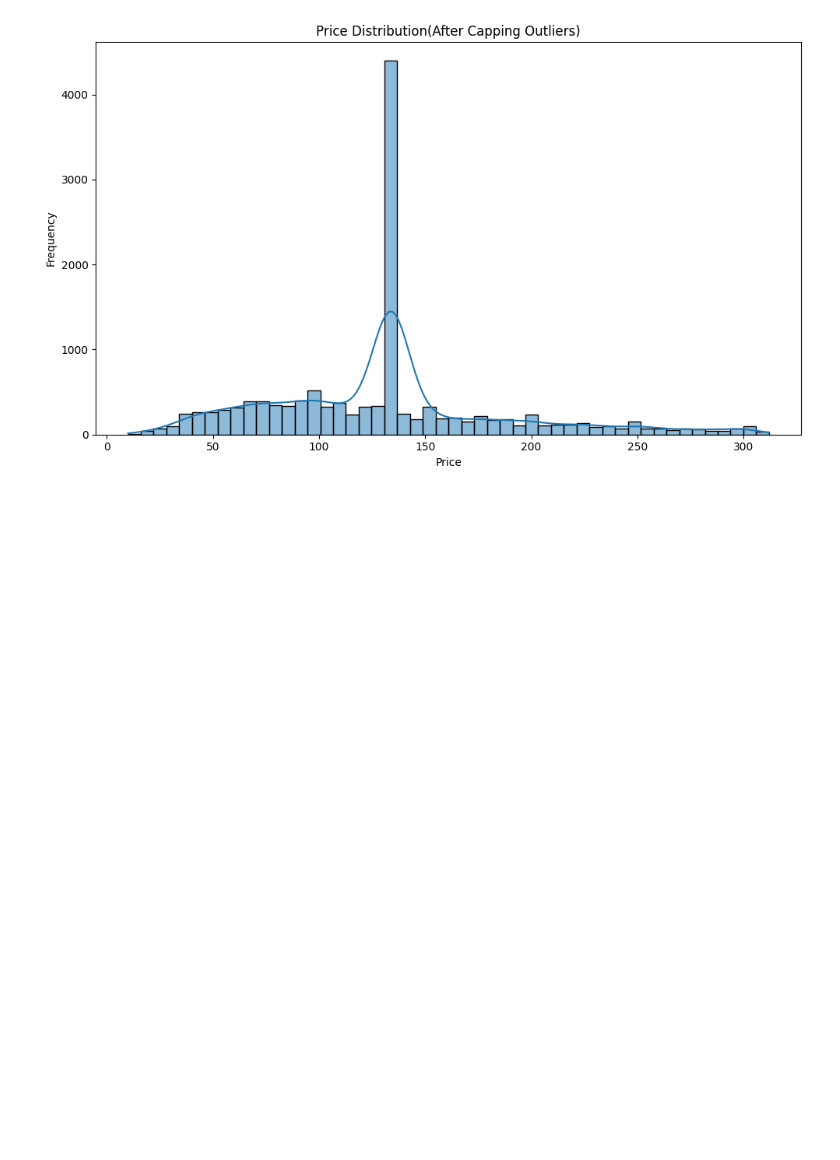
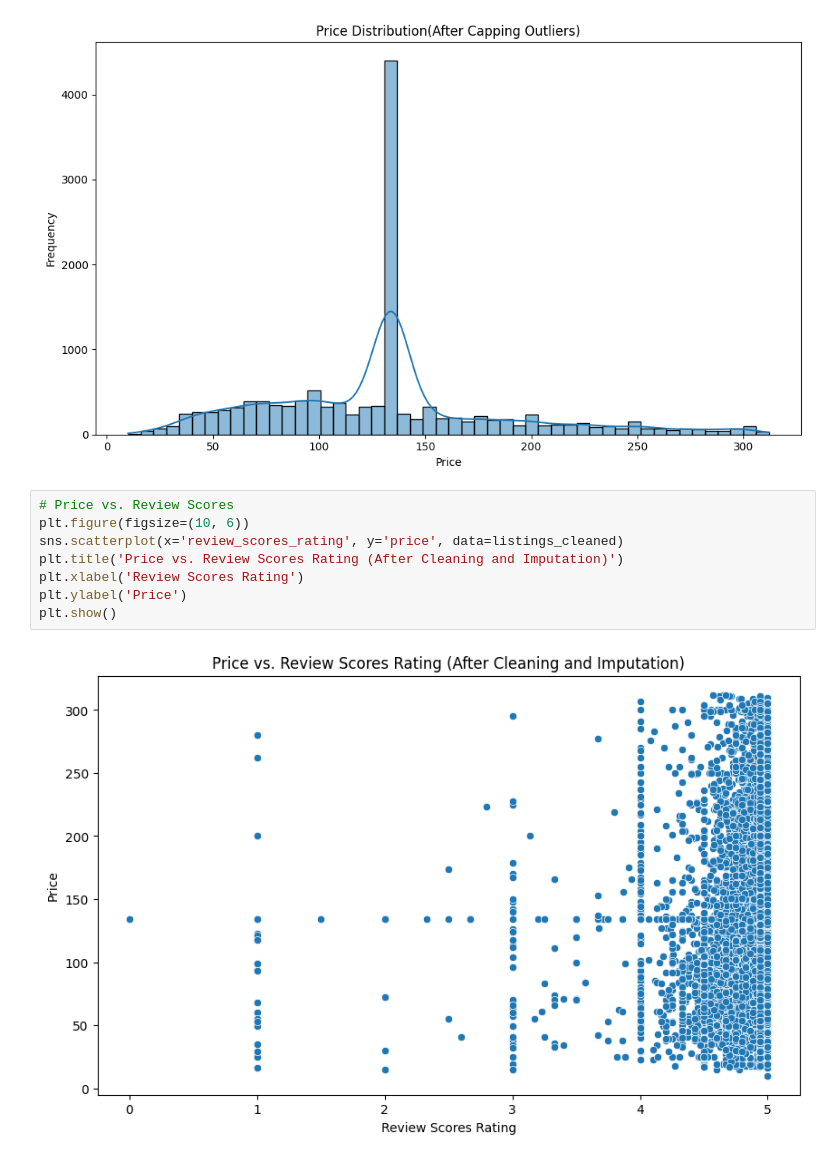
Before and after one commit to SOMEBODYxDDD/EDA, a Jupyter notebook: EDA1/EDA work.ipynb, the cells around one changed output. Saved outputs shown, nothing was run; the diff lists cells and outputs as text; blank space fills up the shorter version.

```diff
--- a/EDA1/EDA work.ipynb
+++ b/EDA1/EDA work.ipynb
@@ -245,3 +232,13 @@ plt.tight_layout()
 plt.show()
 # %% [output]
 [figure]
+# %%
+# Price vs. Review Scores
+plt.figure(figsize=(10, 6))
+sns.scatterplot(x='review_scores_rating', y='price', data=listings_cleaned)
+plt.title('Price vs. Review Scores Rating (After Cleaning and Imputation)')
+plt.xlabel('Review Scores Rating')
+plt.ylabel('Price')
+plt.show()
+# %% [output]
+[figure, added]
```
Also changed, not shown: parts of 10 cells of this notebook.
